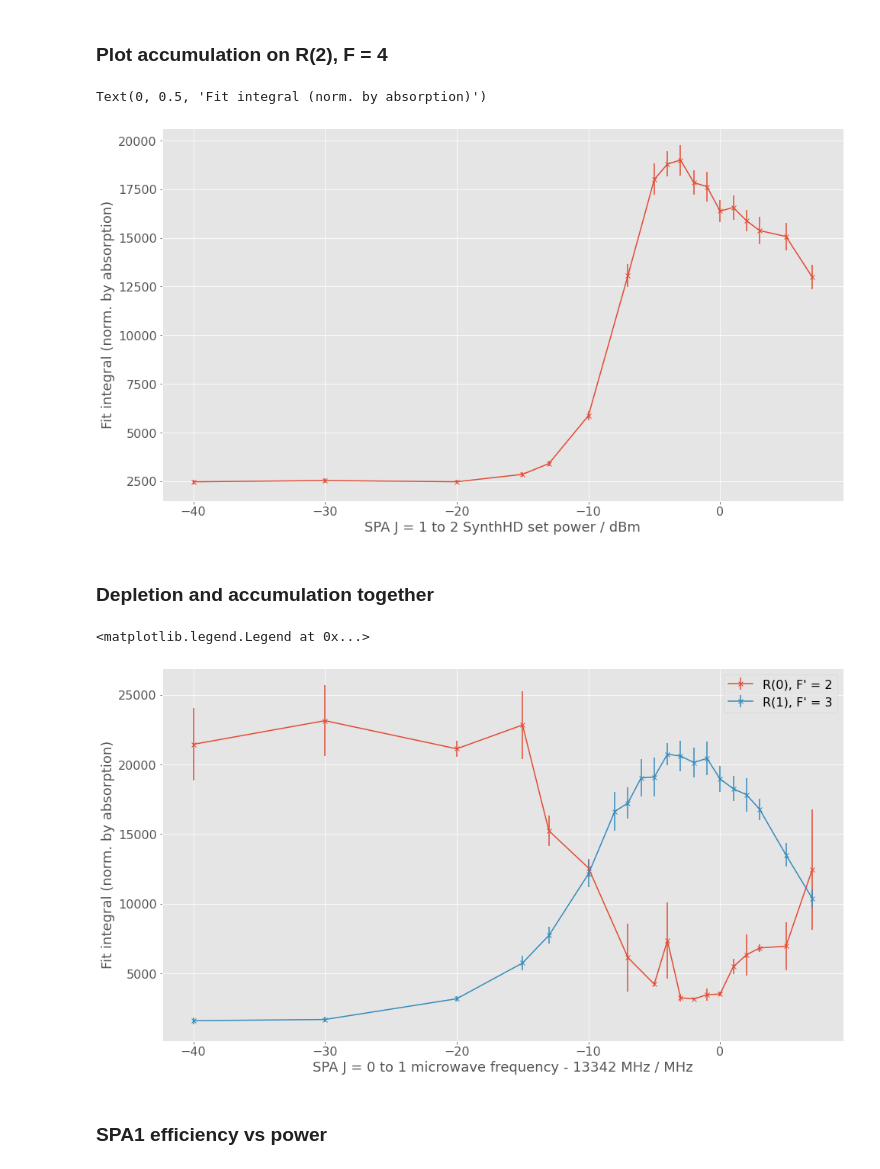
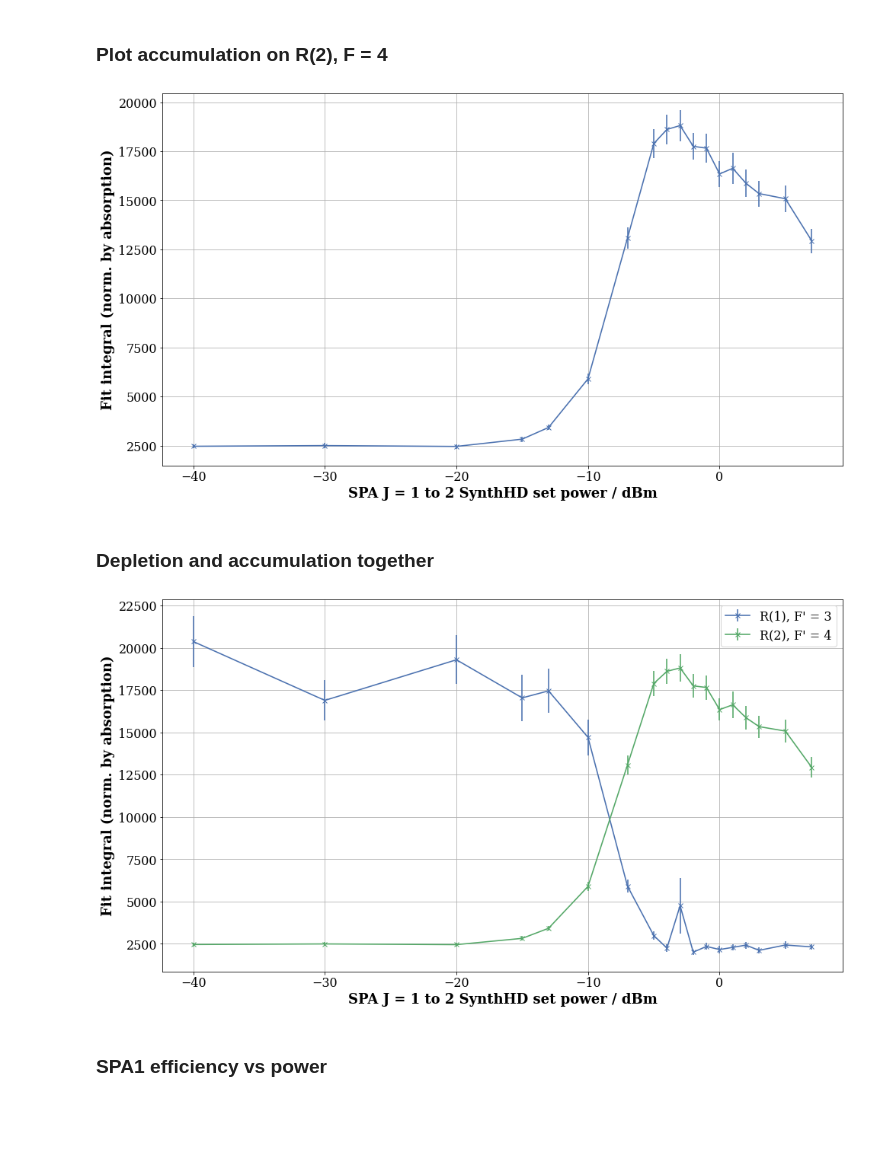
Before and after one commit to otimgren/centrex-data-analysis, a Jupyter notebook: SPA/J = 1 to 2 parameter scans - plots.ipynb, the cells around one changed output. Cells and saved outputs as stored; diff of their text form; code cells hidden in the pictures; blank space fills up the shorter version.

```diff
--- a/SPA/J = 1 to 2 parameter scans - plots.ipynb
+++ b/SPA/J = 1 to 2 parameter scans - plots.ipynb
@@ -12,11 +12,26 @@ import uncertainties as uc
 # %% [markdown]
 ## Set plot parameters
 # %%
-plt.style.use(['ggplot'])
+plt.style.use(['seaborn-deep'])
+# plt.style.use(['fivethirtyeight'])
 
+
+# Font for labels
+plt.rcParams['font.family'] = 'serif'
+
+# Linewidths for plots
+plt.rcParams['lines.linewidth'] = 1.6
+plt.rcParams['lines.marker'] = 'x'
+
+# Axes
 plt.rcParams['axes.labelsize'] = 18
-plt.rcParams['axes.labelweight'] = 'normal'
+plt.rcParams['axes.labelweight'] = 'bold'
+plt.rcParams['axes.grid'] = True
+
+
+# Ticks
 plt.rcParams['xtick.labelsize'] = 16
 plt.rcParams['ytick.labelsize'] = 16
 
+# Legend
 plt.rcParams['legend.fontsize'] = 16
@@ -23,3 +40,5 @@ plt.rcParams['legend.fontsize'] = 16
+# %%
+SAVE_DIR = "./saved_figs/J12/"
 # %% [markdown]
 ## Frequency scans
 Start by getting data from file
@@ -166,7 +185,7 @@ ax.legend()
 ## Microwave power scans
 Start by getting data from file
 # %%
-fname = ('D:\Google Drive\CeNTREX Oskari\State preparation\SPA\Data analysis\Analyzed Data'
+fname = ('G:\My Drive\CeNTREX Oskari\State preparation\SPA\Data analysis\Analyzed Data'
          '\SPA_test_11_9_2021_analyzed.hdf')
 
 run_name_pow_R1F3 = "1636499536 Depletion on R(1), F = 3, SPA J = 1 to 2 microwave power  scan"
@@ -196,23 +215,23 @@ ax.errorbar(df_pow_R2F4.SPAJ12Power, df_pow_R2F4.IntegratedFluorescence,
             yerr = df_pow_R2F4.IntegratedFluorescence_err, label = 'SPA ON', marker = 'x')
 ax.set_xlabel("SPA J = 1 to 2 SynthHD set power / dBm")
 ax.set_ylabel("Fit integral (norm. by absorption)")
+fig.savefig(SAVE_DIR+"sig_size_J12_accum_pow.pdf")
 # %% [output]
-Text(0, 0.5, 'Fit integral (norm. by absorption)')
-[figure, old version]
+[figure, new version]
 # %% [markdown]
 ### Depletion and accumulation together
 # %%
 fig, ax = plt.subplots(figsize = (16,9))
 ax.errorbar(df_pow_R1F3.SPAJ12Power, df_pow_R1F3.IntegratedFluorescence_ON,
             yerr = df_pow_R1F3.IntegratedFluorescence_ON_err, label = "R(1), F' = 3", marker = 'x')
-ax.errorbar(df_pow_R2F4.SPAJ01Power, df_pow_R2F4.IntegratedFluorescence,
-            yerr = df_pow_R1F3.IntegratedFluorescence_err, label = "R(2), F' = 4", marker = 'x')
+ax.errorbar(df_pow_R2F4.SPAJ12Power, df_pow_R2F4.IntegratedFluorescence,
+            yerr = df_pow_R2F4.IntegratedFluorescence_err, label = "R(2), F' = 4", marker = 'x')
 ax.set_xlabel("SPA J = 1 to 2 SynthHD set power / dBm")
 ax.set_ylabel("Fit integral (norm. by absorption)")
 ax.legend()
+fig.savefig(SAVE_DIR+"sig_size_J12_accum_depl_pow.pdf")
 # %% [output]
-<matplotlib.legend.Legend at 0x...>
-[figure, old version]
+[figure, new version]
 # %% [markdown]
 ### SPA1 efficiency vs power
 # %%
```
Also changed, not shown: parts of 9 cells of this notebook, 8 other files.
